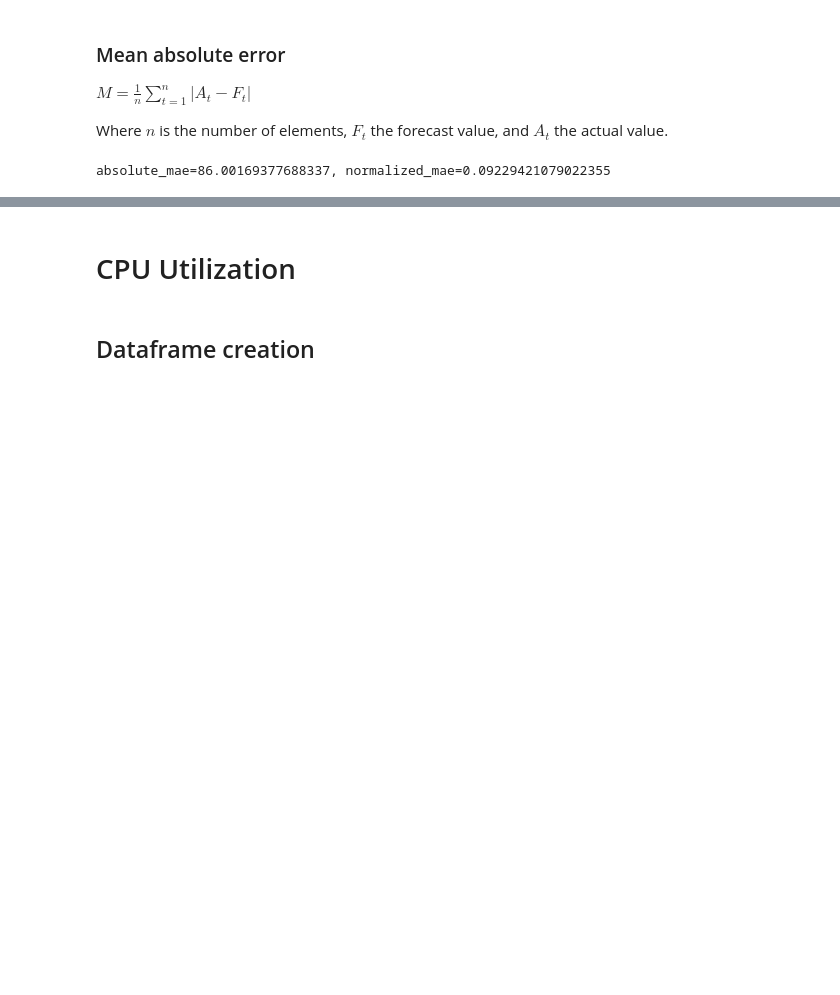
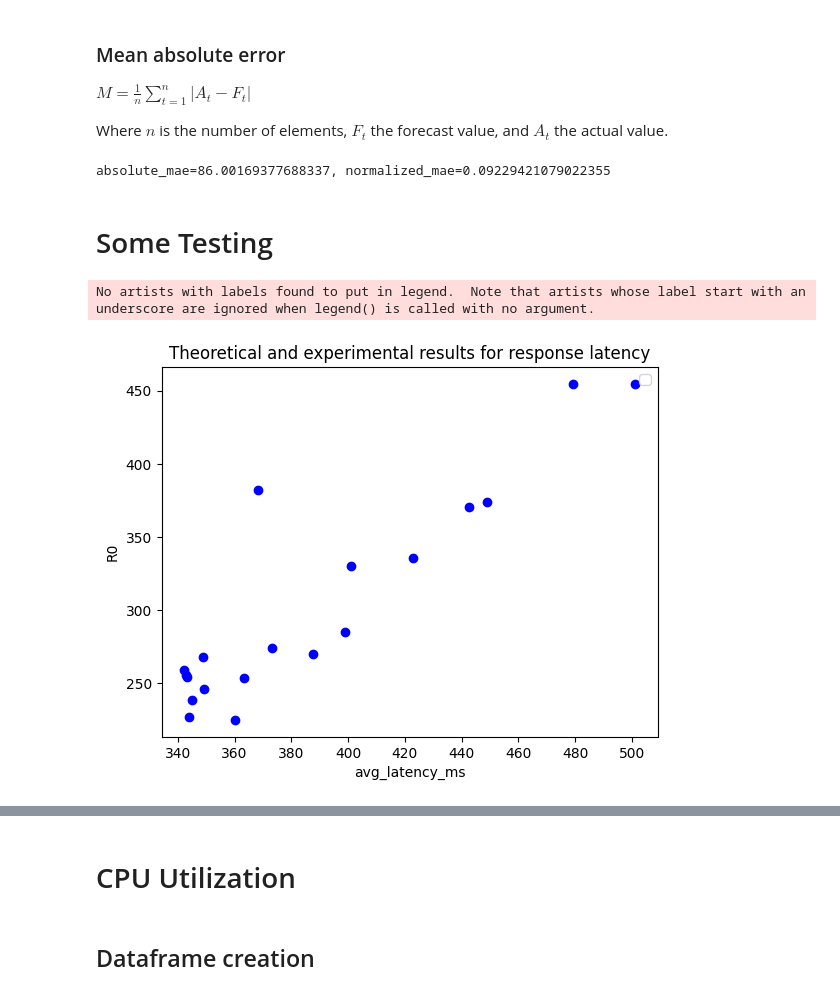
Before and after one commit to wmeijer221/muBench-experiment, a Jupyter notebook: gssi_experiment/gateway_aggregator/gateway_aggregator_analysis_singular.ipynb, the cells around one changed output, grey strips where cells are left out. Saved outputs shown, nothing was run; the diff lists cells and outputs as text; code cells hidden in the pictures; blank space fills up the shorter version.

Commit message:
messing around with scatter plots and quadratic relations

```diff
--- a/gssi_experiment/gateway_aggregator/gateway_aggregator_analysis_singular.ipynb
+++ b/gssi_experiment/gateway_aggregator/gateway_aggregator_analysis_singular.ipynb
@@ -207,3 +234,24 @@ normalized_mae = mae(df_norm["R0"], df_norm["avg_latency_ms"])
 print(f"{absolute_mae=}, {normalized_mae=}")
 # %% [output]
 absolute_mae=86.00169377688337, normalized_mae=0.09229421079022355
+# %% [markdown]
+# Some Testing
+# %%
+# Create a figure and axis
+plt.figure()
+ax = plt.axes()
+
+# Plot the first line (sine function)
+ax.scatter(df["R0"], df["avg_latency_ms"], color="blue")
+
+# Add labels and a legend
+ax.set_ylabel("R0")
+ax.set_xlabel("avg_latency_ms")
+ax.set_title("Theoretical and experimental results for response latency")
+ax.legend()
+
+# Show the plot
+plt.show()
+# %% [output]
+No artists with labels found to put in legend.  Note that artists whose label start with an underscore are ignored when legend() is called with no argument.
+[figure, added]
```
Also changed, not shown: parts of 4 cells of this notebook.
